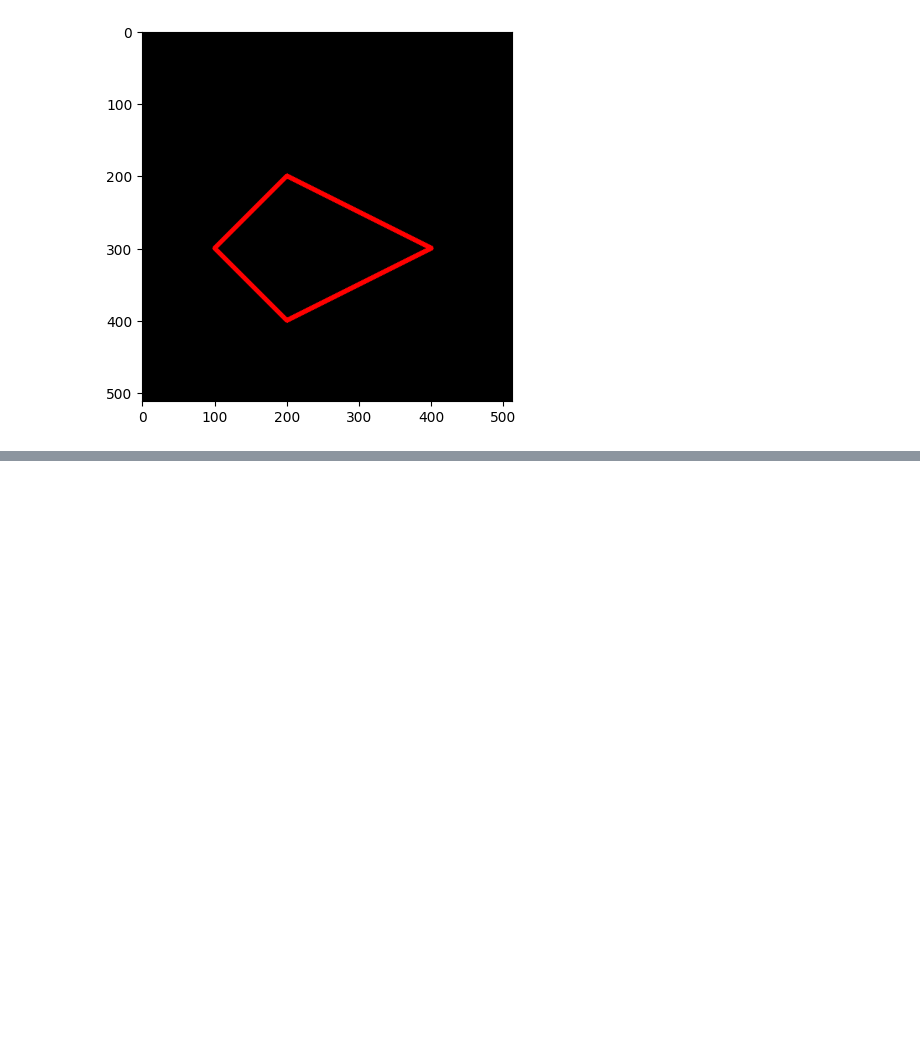
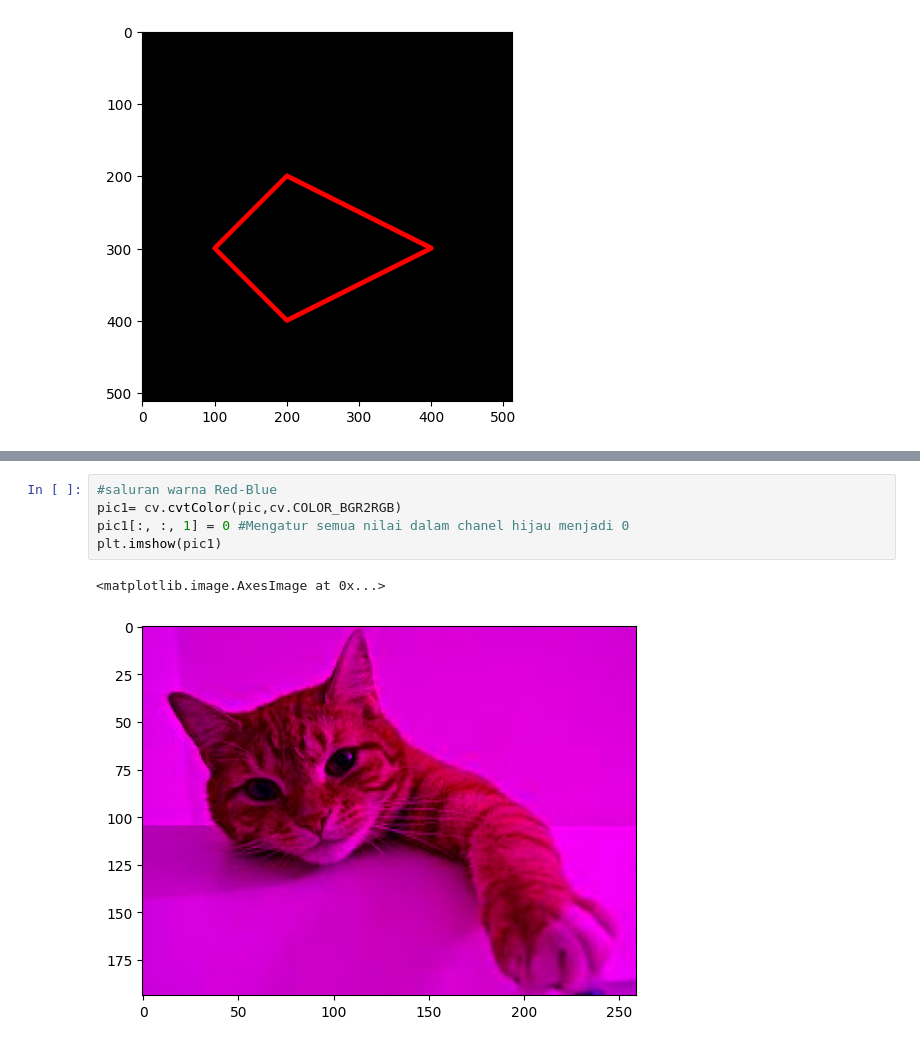
Before and after one commit to nasyawa/PCVK_GANJIL_2023, a Jupyter notebook: Week2.ipynb, the cells around one changed output, grey strips where cells are left out. Cells and saved outputs as stored; diff of their text form; blank space fills up the shorter version.

```diff
--- a/Week2.ipynb
+++ b/Week2.ipynb
@@ -171,0 +201,8 @@ plt.imshow(black_img2)
+# %%
+#saluran warna Red-Blue
+pic1= cv.cvtColor(pic,cv.COLOR_BGR2RGB)
+pic1[:, :, 1] = 0 #Mengatur semua nilai dalam chanel hijau menjadi 0
+plt.imshow(pic1)
+# %% [output]
+<matplotlib.image.AxesImage at 0x...>
+[figure, added]
```
Also changed, not shown: parts of 5 cells of this notebook.
